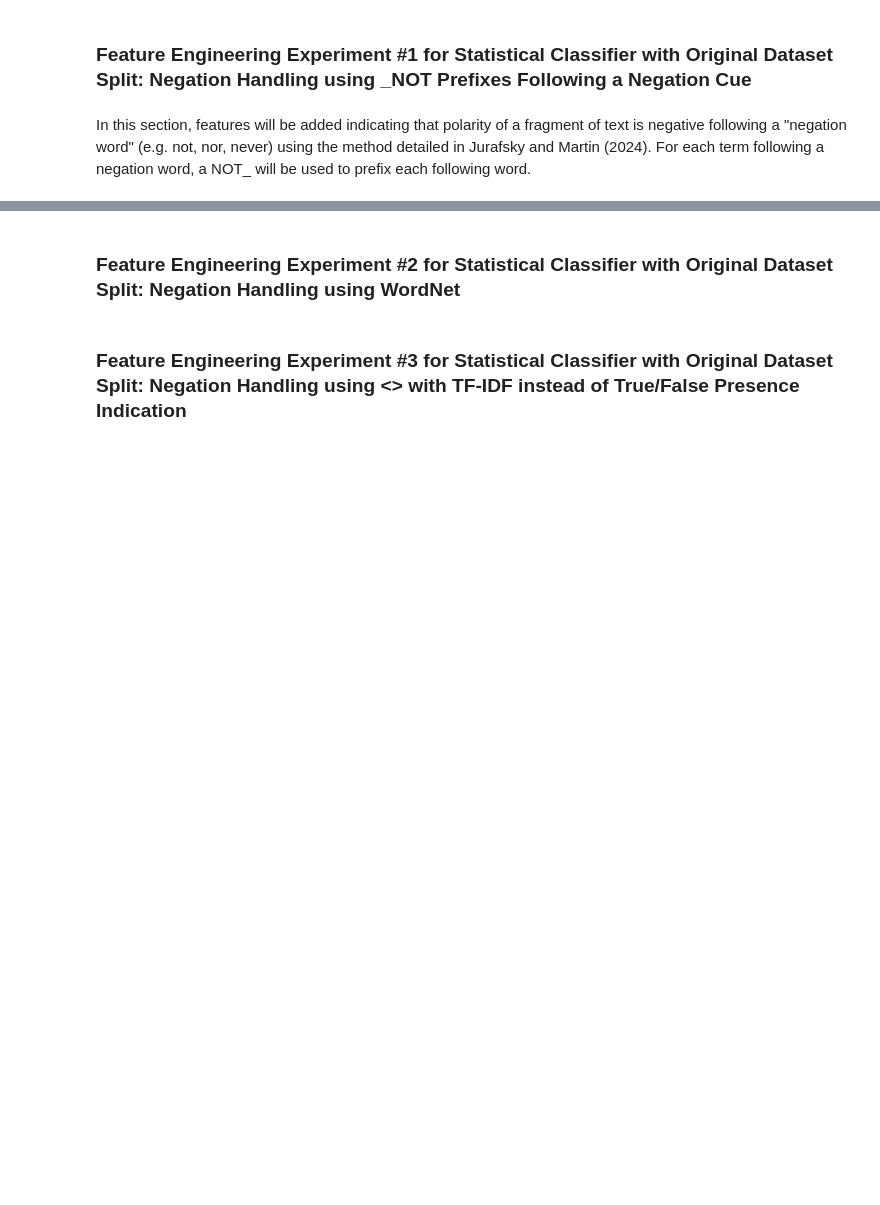
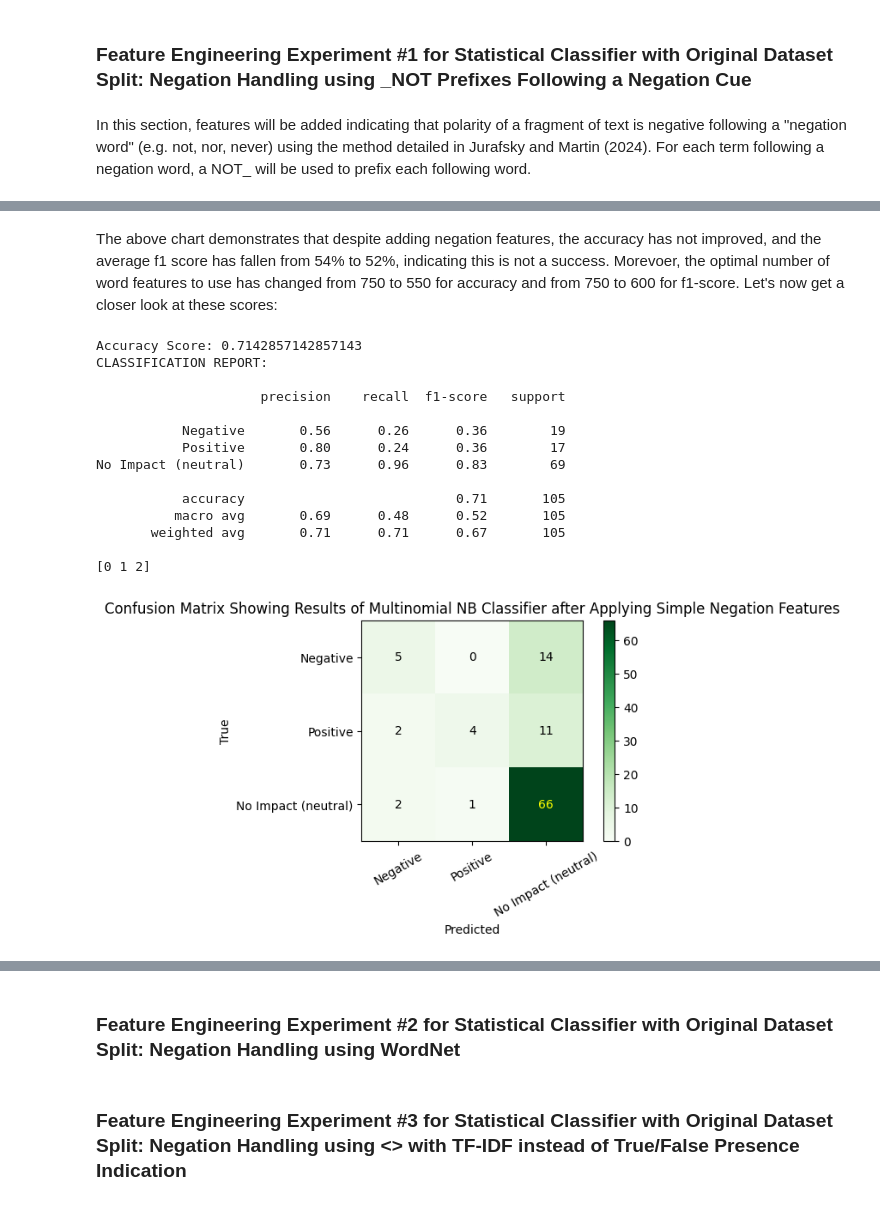
Before and after one commit to nyx500/NLP_Project_on_Poem_Sentiment_Analysis, a Jupyter notebook: NLP_Coursework_Poem_Sentiment_Classification.ipynb, the cells around one changed output, grey strips where cells are left out. Saved outputs shown, nothing was run; the diff lists cells and outputs as text; code cells hidden in the pictures; blank space fills up the shorter version.

```diff
--- a/NLP_Coursework_Poem_Sentiment_Classification.ipynb
+++ b/NLP_Coursework_Poem_Sentiment_Classification.ipynb
@@ -741,0 +696,58 @@ plot_word_feature_counts_against_scores(top_word_counts, accuracies, avg_f1_scor
+# %% [markdown]
+The above chart demonstrates that despite adding negation features, the accuracy has not improved, and the average f1 score has fallen from 54% to 52%, indicating this is not a success. Morevoer, the optimal number of word features to use has changed from 750 to 550 for accuracy and from 750 to 600 for f1-score. Let's now get a closer look at these scores:
+# %%
+# Train a NB classifier on the negated word sets using the best nr of word features (600) based on the findings above
+N = 600
+word_features = list(all_words)[:N]
+# Create featuresets out of the train and validation document-tuples by applying the function defined above
+basic_negated_train_data_featuresets = [(doc_features(doc, word_features), label) for (doc, label) in basic_negated_train_data_tuples]
+basic_negated_validation_data_featuresets = [(doc_features(doc, word_features), label) for (doc, label) in basic_negated_validation_data_tuples]
+
+NBclassifier = nltk.NaiveBayesClassifier.train(basic_negated_train_data_featuresets)
+# Print the accuracy score
+print(f"Accuracy Score: {nltk.classify.accuracy(NBclassifier, basic_negated_validation_data_featuresets)}")
+
+# Store a list of the predicted labels for each of the samples in the validation split
+basic_negated_dataset_validation_predictions = [] # store predicted labels in here.
+# iterate over the tuples in the validation featureset (reminder: first elem is dict storing abs/presence of each word, second is the target label)
+for features_dict, label in basic_negated_validation_data_featuresets:
+    # apply the NB model to output the predicted label for each sample in the validation set
+    predicted_label = NBclassifier.classify(features_dict)
+    # store the predicted label
+    basic_negated_dataset_validation_predictions.append(predicted_label)
+
+# Store a set of all the target/label names in ascending order for easier interpretation of the classification report and confusion matrix.
+# Reminder: 0 = negative, 1 = positive, 2 = neutral
+label_names = ['Negative', 'Positive', 'No Impact (neutral)']
+
+# Print classification report to view the precision, recall, f1 score for each class and macro-average
+print("CLASSIFICATION REPORT:\n")
+print(classification_report(
+    original_dataset_validation_labels, # labels are the same for the negated featureset as for the original featureset
+    basic_negated_dataset_validation_predictions,
+    target_names=label_names)
+)
+
+# apply confusion matrix function to the new results
+generate_and_show_confusion_matrix(
+    original_dataset_validation_labels,
+    basic_negated_dataset_validation_predictions,
+    label_names=label_names,
+    classifier_description="Confusion Matrix Showing Results of Multinomial NB Classifier after Applying Simple Negation Features"
+)
+# %% [output]
+Accuracy Score: 0.7142857142857143
+CLASSIFICATION REPORT:
+
+                     precision    recall  f1-score   support
+
+           Negative       0.56      0.26      0.36        19
+           Positive       0.80      0.24      0.36        17
+No Impact (neutral)       0.73      0.96      0.83        69
+
+           accuracy                           0.71       105
+          macro avg       0.69      0.48      0.52       105
+       weighted avg       0.71      0.71      0.67       105
+
+[0 1 2]
+[figure, added]
```
Also changed, not shown: parts of 5 cells of this notebook.
